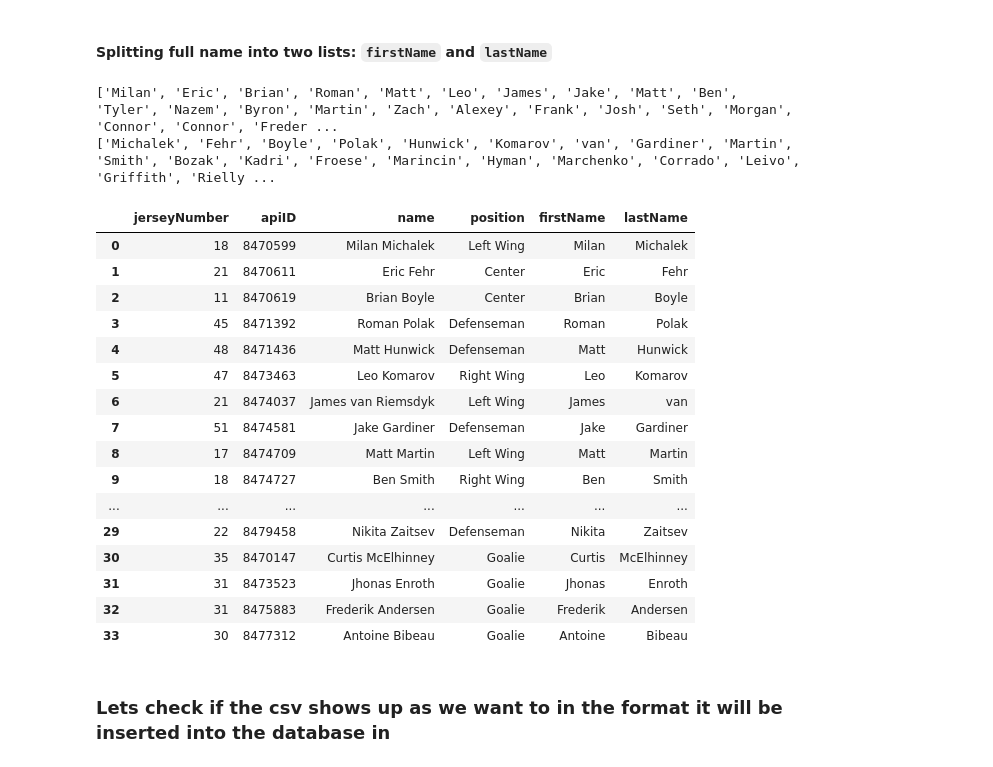
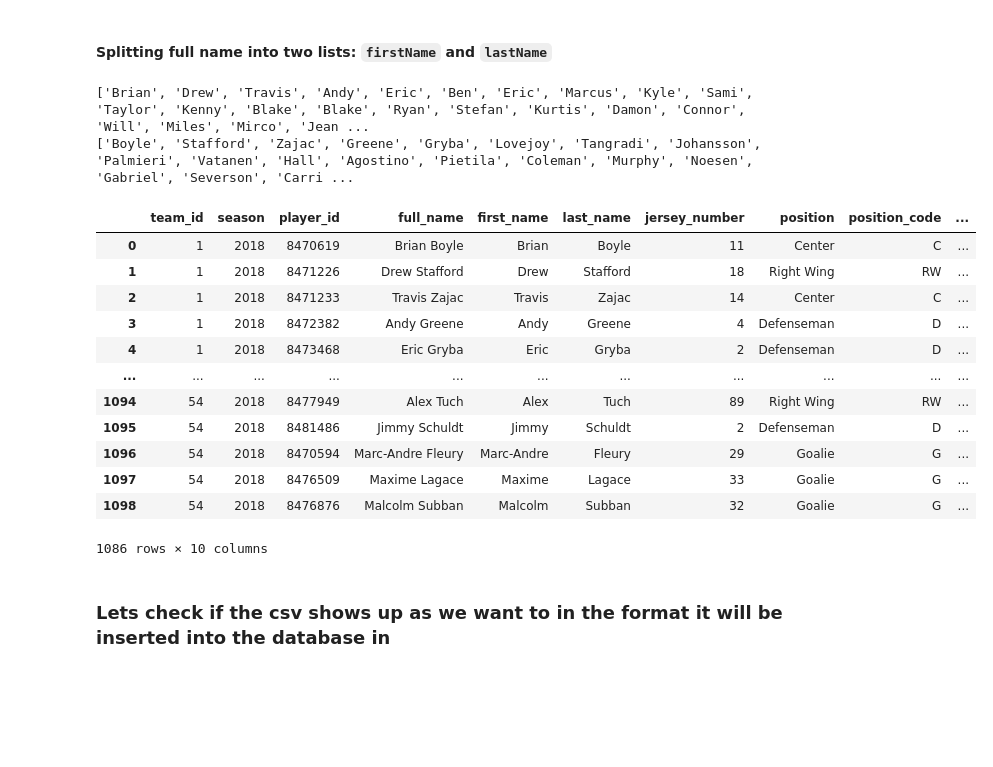
Before and after one commit to smzalam/StatChek, a Jupyter notebook: src/data/cleaning_datasets/cleaning_teamRosters.ipynb, the cells around one changed output. Saved outputs shown, nothing was run; the diff lists cells and outputs as text; code cells hidden in the pictures; blank space fills up the shorter version.

```diff
--- a/src/data/cleaning_datasets/cleaning_teamRosters.ipynb
+++ b/src/data/cleaning_datasets/cleaning_teamRosters.ipynb
@@ -7,6 +7,6 @@ import os
 # %% [markdown]
 ### Read CSV file.
 # %%
-df = pd.read_csv("../scraped_csv/team_rosters/20162017_team_roster.csv")
+df = pd.read_csv("../scraped_csv/team_rosters/20182019_team_roster.csv")
 df
 # %% [output]
@@ -124,0 +157,13 @@ df
+# %%
+df = df[[
+    'team_id',
+    'season',
+    'person.id',
+    'person.fullName',
+    'jerseyNumber',
+    'position.name',
+    'position.abbreviation',
+    'position.type',
+]]
+
+df
@@ -126,9 +185,13 @@ df
 #### Rename column names to align with database schema
 # %%
 renamed_columns = {
-    'person.id': 'apiID',
-    'person.fullName': 'name',
+    'jerseyNumber': 'jersey_number',
+    'person.id': 'player_id',
+    'person.fullName': 'full_name',
     'position.name': 'position',
+    'position.abbreviation': 'position_code',
+    'position.type': 'role'
+
 }
 df = df.rename(columns=renamed_columns)
 df
@@ -166,6 +225,6 @@ Let's get started!
 # %% [markdown]
 #### Getting full name list from dataframe
 # %%
-fullName = df['name'].tolist()
+fullName = df['full_name'].tolist()
 fullName
 # %% [output]
@@ -195,31 +254,27 @@ print(firstName)
 lastName = list(map(lambda x: x.split(" ")[1], fullName))
 print(lastName)
 # %% [output]
-['Milan', 'Eric', 'Brian', 'Roman', 'Matt', 'Leo', 'James', 'Jake', 'Matt', 'Ben', 'Tyler', 'Nazem', 'Byron', 'Martin', 'Zach', 'Alexey', 'Frank', 'Josh', 'Seth', 'Morgan', 'Connor', 'Connor', 'Freder ...
-['Michalek', 'Fehr', 'Boyle', 'Polak', 'Hunwick', 'Komarov', 'van', 'Gardiner', 'Martin', 'Smith', 'Bozak', 'Kadri', 'Froese', 'Marincin', 'Hyman', 'Marchenko', 'Corrado', 'Leivo', 'Griffith', 'Rielly ...
+['Brian', 'Drew', 'Travis', 'Andy', 'Eric', 'Ben', 'Eric', 'Marcus', 'Kyle', 'Sami', 'Taylor', 'Kenny', 'Blake', 'Blake', 'Ryan', 'Stefan', 'Kurtis', 'Damon', 'Connor', 'Will', 'Miles', 'Mirco', 'Jean ...
+['Boyle', 'Stafford', 'Zajac', 'Greene', 'Gryba', 'Lovejoy', 'Tangradi', 'Johansson', 'Palmieri', 'Vatanen', 'Hall', 'Agostino', 'Pietila', 'Coleman', 'Murphy', 'Noesen', 'Gabriel', 'Severson', 'Carri ...
 # %%
 # assigning the two lists as columns in the dataframe
-df['firstName'] = firstName
-df['lastName'] = lastName
+df.insert(loc=4, column='first_name', value=firstName)
+df.insert(loc=5, column='last_name', value=lastName)
 df
 # %% [output]
-|  | jerseyNumber | apiID | name | position | firstName | lastName |
-| 0 | 18 | 8470599 | Milan Michalek | Left Wing | Milan | Michalek |
-| 1 | 21 | 8470611 | Eric Fehr | Center | Eric | Fehr |
-| 2 | 11 | 8470619 | Brian Boyle | Center | Brian | Boyle |
-| 3 | 45 | 8471392 | Roman Polak | Defenseman | Roman | Polak |
-| 4 | 48 | 8471436 | Matt Hunwick | Defenseman | Matt | Hunwick |
-| 5 | 47 | 8473463 | Leo Komarov | Right Wing | Leo | Komarov |
-| 6 | 21 | 8474037 | James van Riemsdyk | Left Wing | James | van |
-| 7 | 51 | 8474581 | Jake Gardiner | Defenseman | Jake | Gardiner |
-| 8 | 17 | 8474709 | Matt Martin | Left Wing | Matt | Martin |
-| 9 | 18 | 8474727 | Ben Smith | Right Wing | Ben | Smith |
-| ... | ... | ... | ... | ... | ... | ... |
-| 29 | 22 | 8479458 | Nikita Zaitsev | Defenseman | Nikita | Zaitsev |
-| 30 | 35 | 8470147 | Curtis McElhinney | Goalie | Curtis | McElhinney |
-| 31 | 31 | 8473523 | Jhonas Enroth | Goalie | Jhonas | Enroth |
-| 32 | 31 | 8475883 | Frederik Andersen | Goalie | Frederik | Andersen |
-| 33 | 30 | 8477312 | Antoine Bibeau | Goalie | Antoine | Bibeau |
+|  | team_id | season | player_id | full_name | first_name | last_name | jersey_number | position | position_code | ... |
+| 0 | 1 | 2018 | 8470619 | Brian Boyle | Brian | Boyle | 11 | Center | C | ... |
+| 1 | 1 | 2018 | 8471226 | Drew Stafford | Drew | Stafford | 18 | Right Wing | RW | ... |
+| 2 | 1 | 2018 | 8471233 | Travis Zajac | Travis | Zajac | 14 | Center | C | ... |
+| 3 | 1 | 2018 | 8472382 | Andy Greene | Andy | Greene | 4 | Defenseman | D | ... |
+| 4 | 1 | 2018 | 8473468 | Eric Gryba | Eric | Gryba | 2 | Defenseman | D | ... |
+| ... | ... | ... | ... | ... | ... | ... | ... | ... | ... | ... |
+| 1094 | 54 | 2018 | 8477949 | Alex Tuch | Alex | Tuch | 89 | Right Wing | RW | ... |
+| 1095 | 54 | 2018 | 8481486 | Jimmy Schuldt | Jimmy | Schuldt | 2 | Defenseman | D | ... |
+| 1096 | 54 | 2018 | 8470594 | Marc-Andre Fleury | Marc-Andre | Fleury | 29 | Goalie | G | ... |
+| 1097 | 54 | 2018 | 8476509 | Maxime Lagace | Maxime | Lagace | 33 | Goalie | G | ... |
+| 1098 | 54 | 2018 | 8476876 | Malcolm Subban | Malcolm | Subban | 32 | Goalie | G | ... |
+1086 rows × 10 columns
 # %% [markdown]
 ### Lets check if the csv shows up as we want to in the format it will be inserted into the database in
 # %%
```
Also changed, not shown: parts of 31 cells of this notebook, 13 other files.
